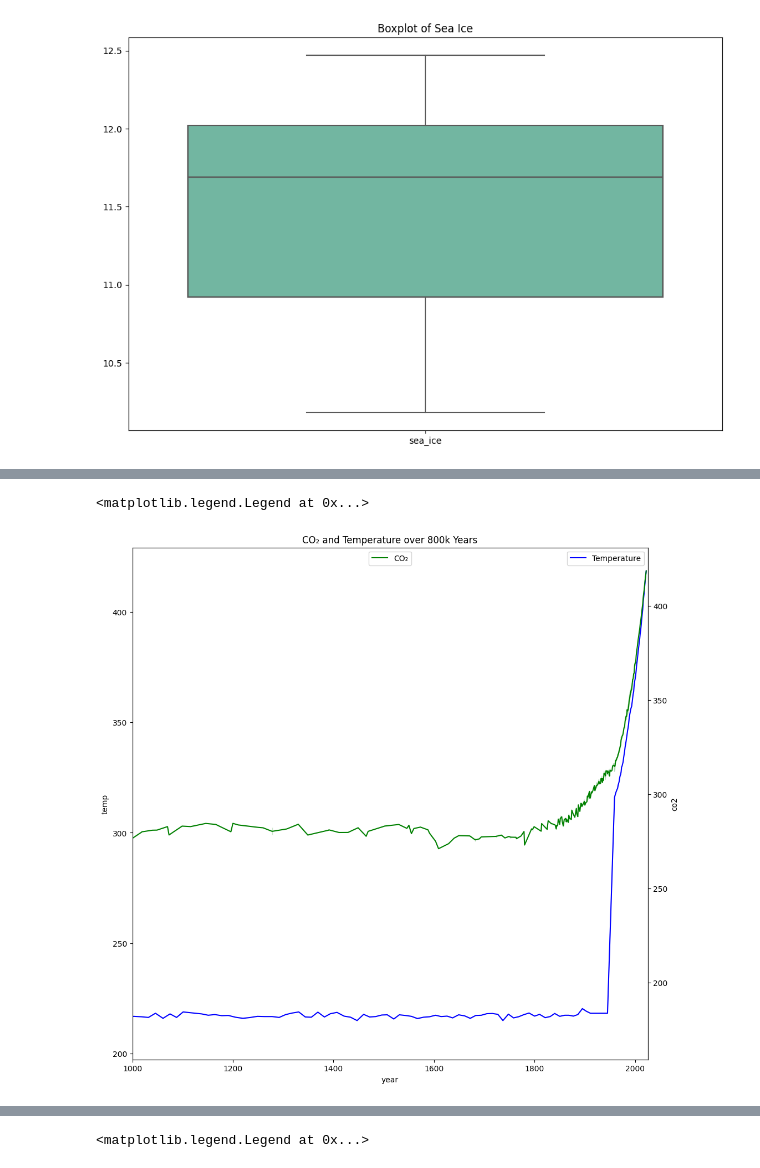
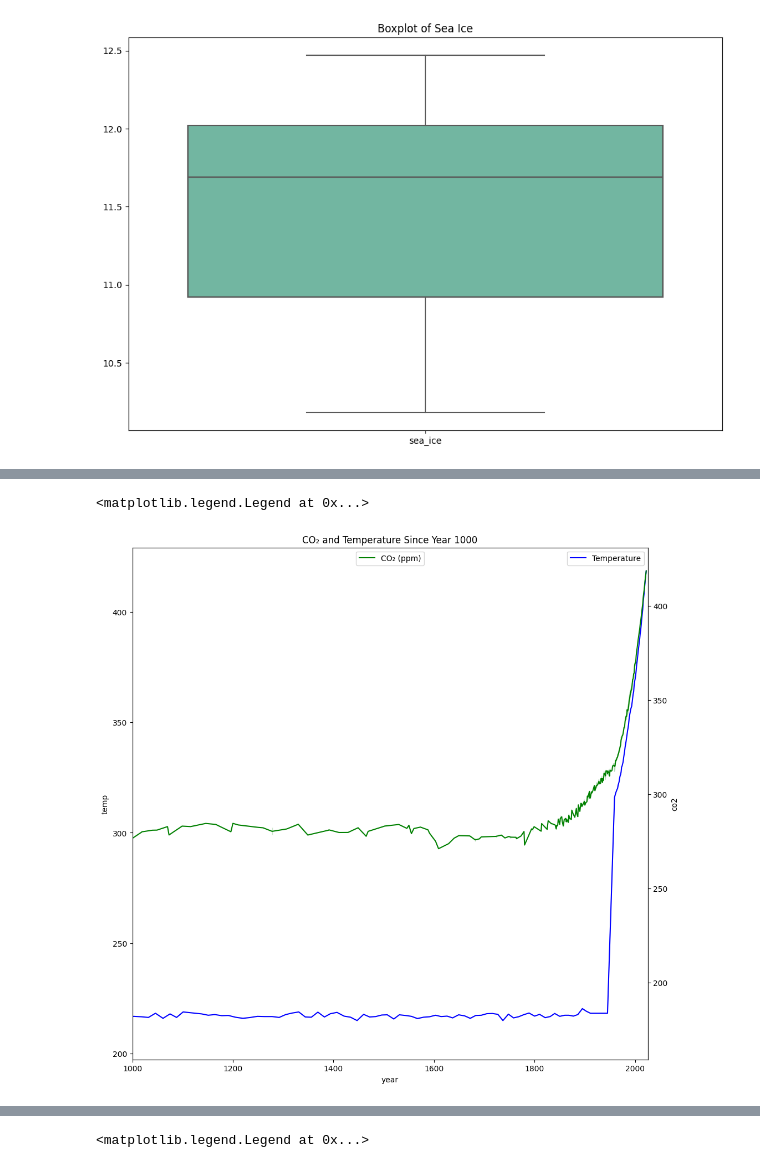
Before and after one commit to rachel-king4/PfDA_Assignment_2, a Jupyter notebook: pfda_assignment_2.ipynb, the cells around one changed output, grey strips where cells are left out. Saved outputs shown, nothing was run; the diff lists cells and outputs as text; code cells hidden in the pictures.

```diff
--- a/pfda_assignment_2.ipynb
+++ b/pfda_assignment_2.ipynb
@@ -692,15 +693,16 @@ plt.legend(loc='upper center')
 # %%
+# to plot Temperature and CO₂ since the Year 1000
 fig, ax1 = plt.subplots(figsize=(12,12))
 ax2 = ax1.twinx()
 sns.lineplot(x="year", y="temp", data=temp_CO2_present, color="b", ax=ax1, label="Temperature")
-sns.lineplot(x="year", y="co2", data=temp_CO2_present, color="g", ax=ax2, label="CO₂")
+sns.lineplot(x="year", y="co2", data=temp_CO2_present, color="g", ax=ax2, label="CO₂ (ppm)")
 ax1.set_xlim(1000, 2025)
 ax2.set_xlim(1000, 2025)
-plt.title("CO₂ and Temperature over 800k Years")
+plt.title("CO₂ and Temperature Since Year 1000")
 plt.legend(loc='upper center')
 # %% [output]
 <matplotlib.legend.Legend at 0x...>
-[figure, old version]
+[figure, new version]
 # %%
 # to plot temperature vs sea ice
 fig, ax1 = plt.subplots(figsize=(12,12))
```
Also changed, not shown: parts of 9 cells of this notebook.
